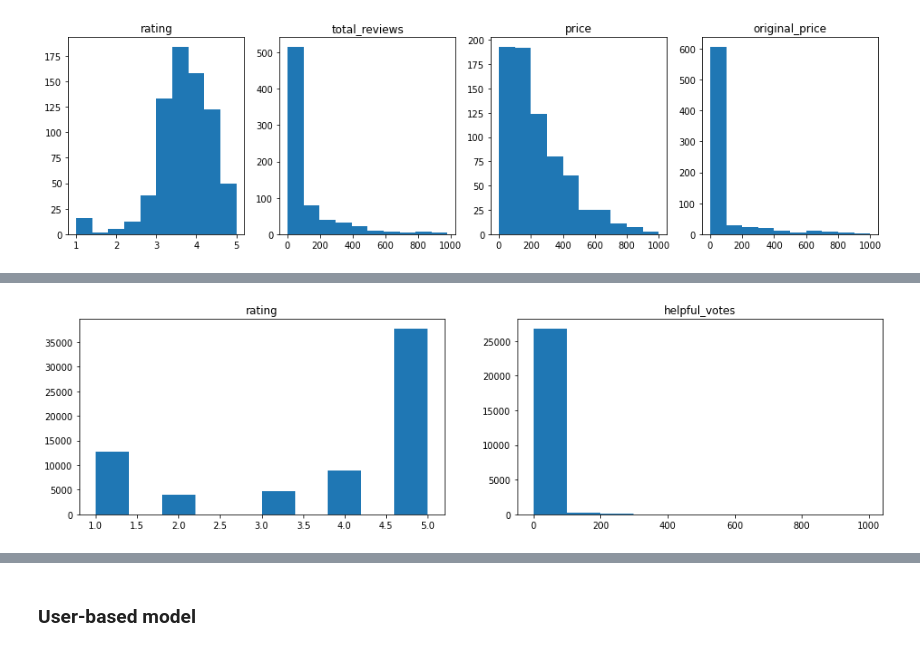
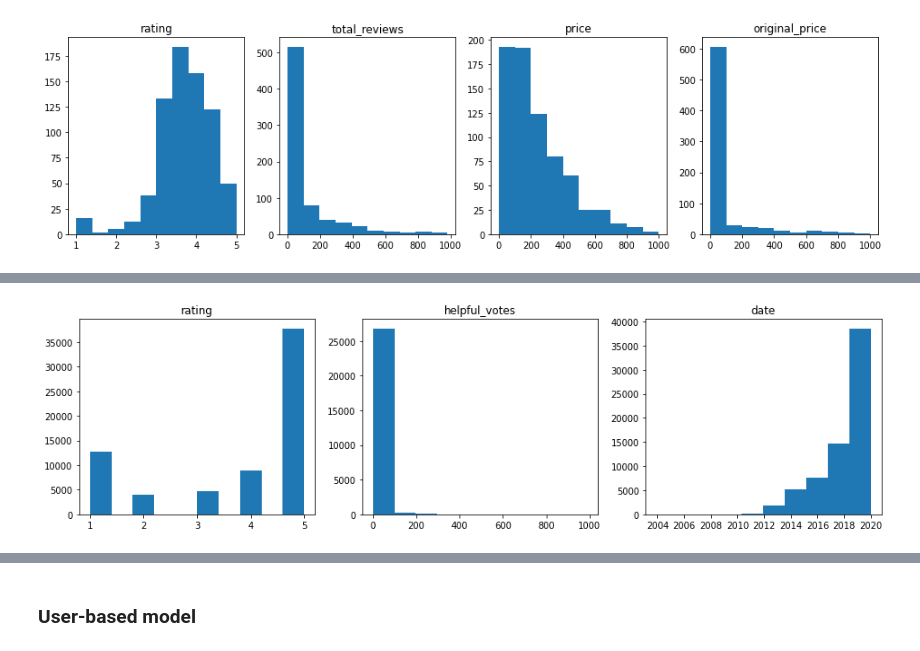
Before and after one commit to ma-petrov/recommendation-system, a Jupyter notebook: amazon-phones-reviews.ipynb, the cells around one changed output, grey strips where cells are left out. Saved outputs shown, nothing was run; the diff lists cells and outputs as text; code cells hidden in the pictures.

```diff
--- a/amazon-phones-reviews.ipynb
+++ b/amazon-phones-reviews.ipynb
@@ -48,3 +48,17 @@ reviews sample size: 67986
 | 2 | B0000SX2UC | Brooke | 5 | December 30, 2003 | False | Love This Phone | This is a great, reliable phone. ... | 5.0 |
 | 3 | B0000SX2UC | amy m. teague | 3 | March 18, 2004 | False | Love the Phone, BUT...! | I love the phone and all, because... | 1.0 |
 | 4 | B0000SX2UC | tristazbimmer | 4 | August 28, 2005 | False | Great phone service and options, ... | The phone has been great for ever... | 1.0 |
+# %%
+def to_date(x):
+    months = {
+        'January': 1, 'February': 2, 'March': 3, 'April': 4, 'May': 5, 'June': 6, 'July': 7,
+        'August': 8, 'September': 9, 'October': 10, 'November': 11, 'December': 12
+    }
+    date_list = x.split(' ')
+    month = int(months[date_list[0]])
+    day = int(date_list[1].replace(',', ''))
+    year = int(date_list[2])
+    return datetime.datetime(year, month, day)
+
+reviews.date = reviews.date.apply(to_date)
+reviews.head()
@@ -51,7 +72,7 @@ reviews sample size: 67986
 # %%
-fig, axs = plt.subplots(1, 2, figsize=(16, 4))
-for i, col in enumerate(['rating', 'helpful_votes']):
+fig, axs = plt.subplots(1, 3, figsize=(16, 4))
+for i, col in enumerate(['rating', 'helpful_votes', 'date']):
     axs[i].hist(reviews[col])
     axs[i].set_title(col)
 # %% [output]
-[figure, old version]
+[figure, new version]
```
Also changed, not shown: parts of 45 cells of this notebook.
